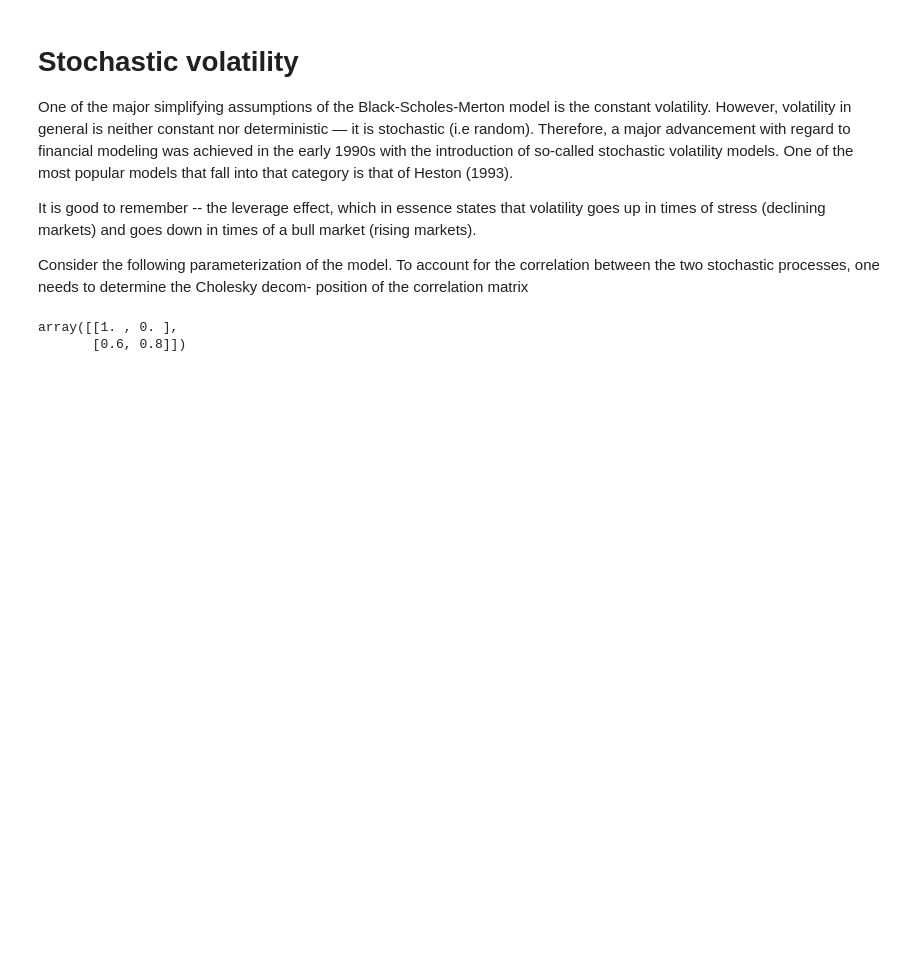
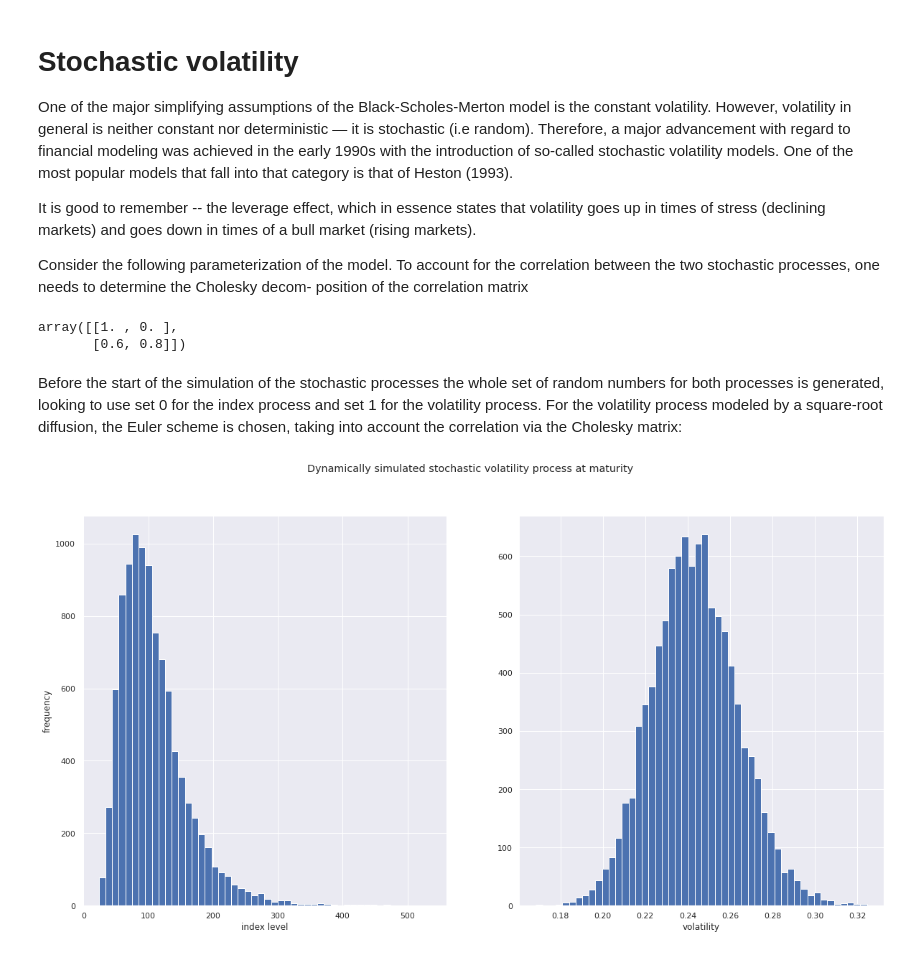
Before and after one commit to bhavinmoriya/Python-for-Financial-Analysis-and-Algorithmic-Trading, a Jupyter notebook: python-for-finance-stochastic.ipynb, the cells around one changed output. Drawn from its saved outputs; the diff is of its cells as text; code cells hidden in the pictures; blank space fills up the shorter version.

Commit message:
Kaggle Notebook | Python for Finance - Stochastic - 1 | Version 4

```diff
--- a/python-for-finance-stochastic.ipynb
+++ b/python-for-finance-stochastic.ipynb
@@ -320,3 +322,42 @@ cho_mat
 # %% [output]
 array([[1. , 0. ],
        [0.6, 0.8]])
+# %% [markdown]
+Before the start of the simulation of the stochastic processes the whole set of random
+numbers for both processes is generated, looking to use set 0 for the index process
+and set 1 for the volatility process. For the volatility process modeled by a square-root
+diffusion, the Euler scheme is chosen, taking into account the correlation via the
+Cholesky matrix:
+# %%
+M = 50
+I = 10000
+dt = T / M
+ran_num = npr.standard_normal((2, M + 1, I))
+v = np.zeros_like(ran_num[0])
+vh = np.zeros_like(v)
+v[0] = v0
+vh[0] = v0
+for t in range(1, M + 1):
+    ran = np.dot(cho_mat, ran_num[:, t, :])
+    vh[t] = (vh[t - 1] +
+             kappa * (theta - np.maximum(vh[t - 1], 0)) * dt +
+             sigma * np.sqrt(np.maximum(vh[t - 1], 0)) *
+             math.sqrt(dt) * ran[1])
+v = np.maximum(vh, 0)
+# %%
+S = np.zeros_like(ran_num[0])
+S[0] = S0
+for t in range(1, M + 1):
+    ran = np.dot(cho_mat, ran_num[:, t, :])
+    S[t] = S[t - 1] * np.exp((r - 0.5 * v[t]) * dt +
+                             np.sqrt(v[t]) * ran[0] * np.sqrt(dt))
+
+fig, (ax1, ax2) = plt.subplots(1, 2, figsize=(20, 10))
+ax1.hist(S[-1], bins=50)
+ax1.set_xlabel('index level')
+ax1.set_ylabel('frequency')
+ax2.hist(v[-1], bins=50)
+ax2.set_xlabel('volatility')
+plt.suptitle('Dynamically simulated stochastic volatility process at maturity');
+# %% [output]
+[figure, added]
```
Also changed, not shown: parts of 24 cells of this notebook.
